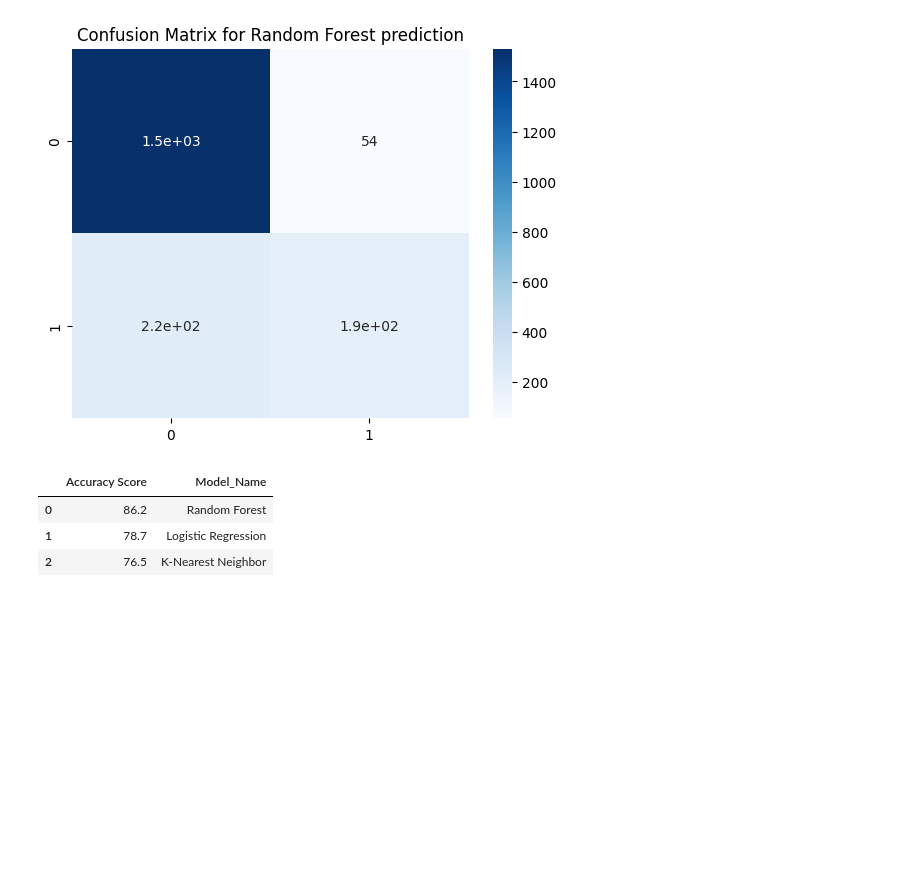
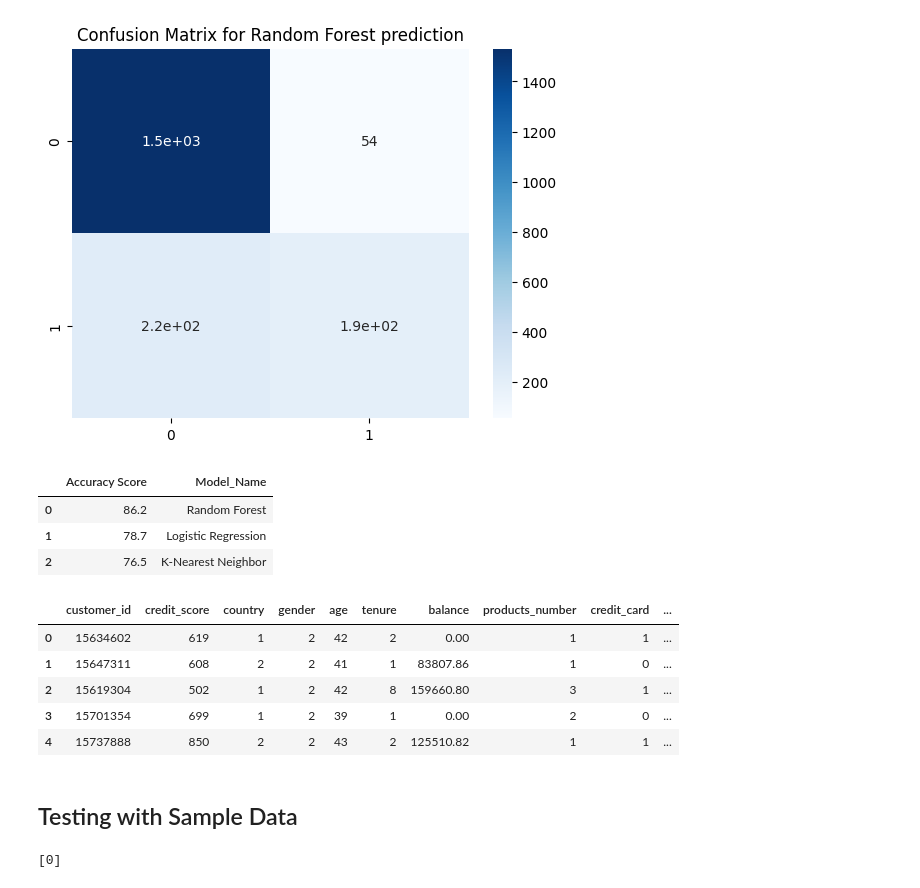
Before and after one commit to borhenDH/Customer-Churn-Prediction, a Jupyter notebook: CLassification.ipynb, the cells around one changed output. Drawn from its saved outputs; the diff is of its cells as text; code cells hidden in the pictures; blank space fills up the shorter version.

```diff
--- a/CLassification.ipynb
+++ b/CLassification.ipynb
@@ -191,3 +191,34 @@ model_comparison_df.reset_index()
 | 0 | 86.2 | Random Forest |
 | 1 | 78.7 | Logistic Regression |
 | 2 | 76.5 | K-Nearest Neighbor |
+# %%
+data.head()
+# %% [output]
+|  | customer_id | credit_score | country | gender | age | tenure | balance | products_number | credit_card | ... |
+| 0 | 15634602 | 619 | 1 | 2 | 42 | 2 | 0.00 | 1 | 1 | ... |
+| 1 | 15647311 | 608 | 2 | 2 | 41 | 1 | 83807.86 | 1 | 0 | ... |
+| 2 | 15619304 | 502 | 1 | 2 | 42 | 8 | 159660.80 | 3 | 1 | ... |
+| 3 | 15701354 | 699 | 1 | 2 | 39 | 1 | 0.00 | 2 | 0 | ... |
+| 4 | 15737888 | 850 | 2 | 2 | 43 | 2 | 125510.82 | 1 | 1 | ... |
+# %% [markdown]
+## Testing with Sample Data
+# %%
+import numpy as np
+import pandas as pd
+
+
+# Define the column names used during training
+columns = ['credit_score','country', 'gender', 'age', 'tenure', 'balance', 'products_number', 'credit_card', 'active_member', 'estimated_salary']
+# Create a DataFrame with new input data
+X_new = pd.DataFrame([[500, 'Spain', 'Female', 5, 10000, 1, 1, 1, 5000, 0]], columns=columns)
+
+
+
+X_new['gender'] = X_new['gender'].replace({'Male': 1, 'Female': 2})
+X_new['country'] = X_new['country'].replace({'France': 1, 'Spain': 2,'Germany':3})
+# Make prediction using the trained Random Forest model
+rf_new_predictions = rfmodel.predict(X_new)
+# Print the prediction
+print(rf_new_predictions)
+# %% [output]
+[0]
```
